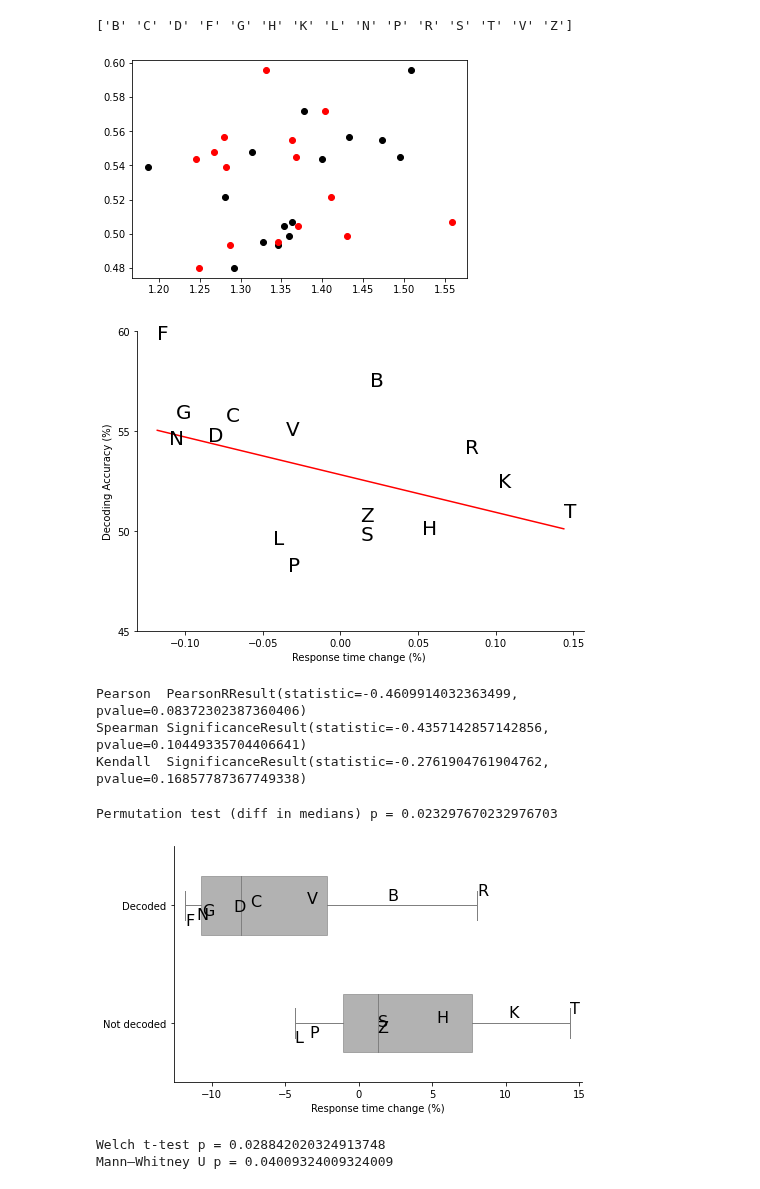
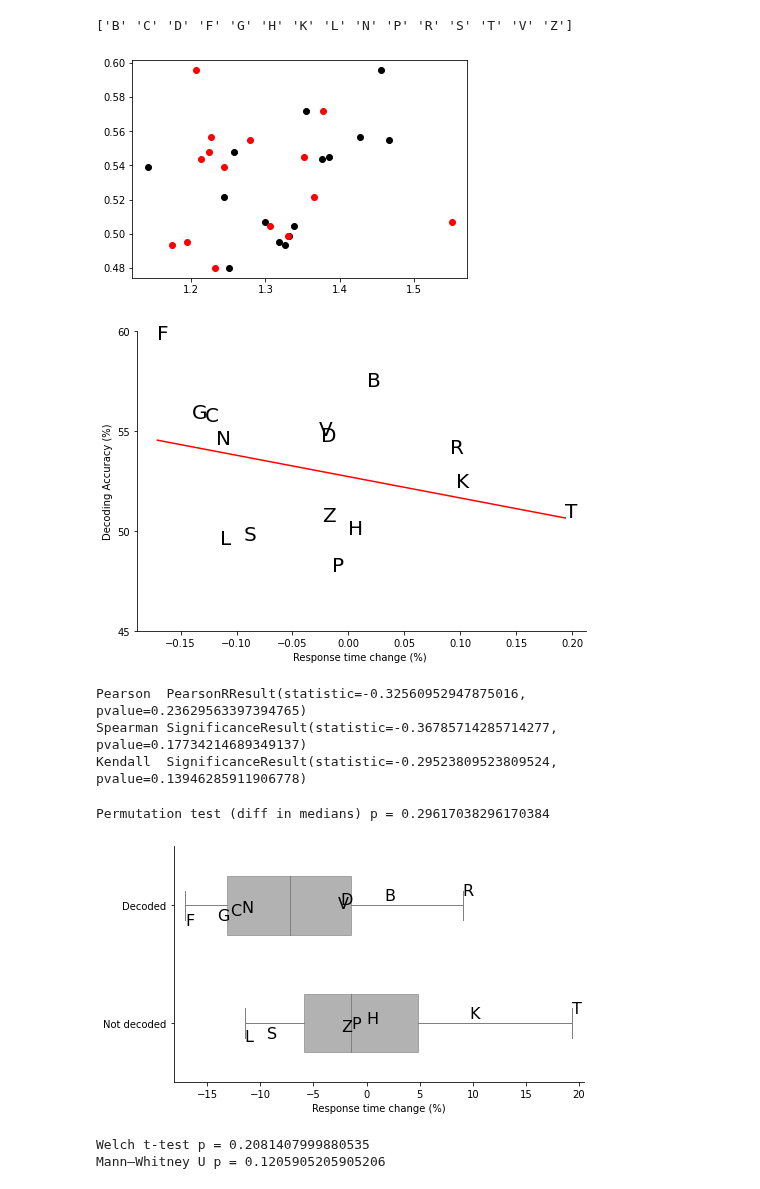
Before and after one commit to CostaFilippo/FC_letter_decoding, a Jupyter notebook: Code/2d_RT_INOUT.ipynb, the cells around one changed output. Drawn from its saved outputs; the diff is of its cells as text; code cells hidden in the pictures.

```diff
--- a/Code/2d_RT_INOUT.ipynb
+++ b/Code/2d_RT_INOUT.ipynb
@@ -27,7 +27,7 @@ thrC    = 0
 corr_letter_all = []
 setREF  = [4,6,8]
 respREF = [52]
-rmSUB   = [40, 43, 44, 47, 53, 57, 58, 61, 63, 64]
+rmSUB   = [40, 43, 44, 45, 47, 53, 57, 58, 61, 63, 64]
 for u in uniqueLetters:
     corr_letter = []
     for s in np.unique(subj):
@@ -55,7 +55,7 @@ letter_acc = []
 area_prefix = 'HYP'
 for k in range(50):
     al_real = []
-    all_Letters = np.load(f'../Results/single_letter_50_{k}.npy')
+    all_Letters = np.load(f'../../FC_letter_decoding_updated/v2/Results/single_letter_50_{k}.npy')
     #all_Letters = np.load(f'../single_letter_set4_all_{k}.npy')
     #all_Letters = np.load(f'../single_letter_{area_prefix}_{k}.npy')
     for letter_index in range(15):
@@ -80,34 +80,34 @@ corr_letter_all = []
 respREF         = [51]
 for u in uniqueLetters:
     corr_letter = []
     for s in np.unique(subj):
         if s in rmSUB:
             mask        = np.where(subj==s)[0]
             #probe_subj  = np.concatenate(letters[mask],axis=0)
             probe_subj  = np.concatenate(probes[mask],axis=0)
             corr_subj   = np.concatenate(info[mask],axis=0)[:,-1]
             corr_subj   = corr_subj[np.where(np.logical_and(
                                              np.logical_and(np.concatenate(info[mask],axis=0)[:,1],
                                                             [m in respREF for m in np.concatenate(info[mask],axis=0)[:,3]]),
                                                             [m in setREF for m in np.concatenate(info[mask],axis=0)[:,0]]))[0]]
             #mask_u = np.where([u in l for l in probe_subj])[0]
             resp   = np.concatenate(info[mask],axis=0)[np.concatenate(info[mask],axis=0)[:,1]==True,3]
             setR   = np.concatenate(info[mask],axis=0)[np.concatenate(info[mask],axis=0)[:,1]==True,0]
 
             probe_subj = probe_subj[np.logical_and([r in respREF for r in resp],[r in setREF for r in setR])]
             mask_u = np.where(probe_subj==u)[0]
             corr_letter.extend([np.median(corr_subj[mask_u])])
     corr_letter_all.append(corr_letter)
 corr_letter_all = np.array(corr_letter_all,dtype=object)
     #print(u,np.mean(corr_letter))
 
 m51 = []
 for i in range(15):
     plt.scatter(np.median(np.array(corr_letter_all)[i]),
                 np.array(letter_acc)[i],alpha=1,color='red')
     m51.append(np.median(np.array(corr_letter_all)[i]))
 # %% [output]
-[figure, old version]
+[figure, new version]
 # %%
 setLETTER = ['F','K','D','V','N','C','S','H','Z','B','G','T','R',
             'P','L'
@@ -115,6 +115,7 @@ setLETTER = ['F','K','D','V','N','C','S','H','Z','B','G','T','R',
 wL        = [np.where(uniqueLetters==sL)[0][0] for sL in setLETTER]
 
 m = (np.array(m51)-np.array(m52))/np.array(m52)
+#m = np.array(m52)
 m_L =m[wL]
 letter_acc_L = letter_acc[wL]
 
@@ -192,10 +193,10 @@ print('Pearson ',pearsonr(m_L[letter_acc_L>thrC],letter_acc_L[letter_acc_L>thrC]
 print('Spearman',spearmanr(m_L[letter_acc_L>thrC], letter_acc_L[letter_acc_L>thrC]))
 print('Kendall ',kendalltau(m_L[letter_acc_L>thrC], letter_acc_L[letter_acc_L>thrC]))
 # %% [output]
-[figure, old version]
+[figure, new version]
-Pearson  PearsonRResult(statistic=-0.4609914032363499, pvalue=0.08372302387360406)
-Spearman SignificanceResult(statistic=-0.4357142857142856, pvalue=0.10449335704406641)
-Kendall  SignificanceResult(statistic=-0.2761904761904762, pvalue=0.16857787367749338)
+Pearson  PearsonRResult(statistic=-0.32560952947875016, pvalue=0.23629563397394765)
+Spearman SignificanceResult(statistic=-0.36785714285714277, pvalue=0.17734214689349137)
+Kendall  SignificanceResult(statistic=-0.29523809523809524, pvalue=0.13946285911906778)
 # %%
 import numpy as np
 import matplotlib.pyplot as plt
@@ -203,7 +204,7 @@ from scipy.stats import ttest_ind, t
 thrACC = 0.525
 # --- Compute m exactly as before ---
 m = ((np.array(m51) - np.array(m52)) / np.array(m52)) * 100
-
+#m = np.array(m51)
 # --- Threshold and groups (0.52) ---
 thr = thrACC
 letter_acc = np.array(letter_acc)
@@ -333,9 +334,9 @@ from scipy.stats import mannwhitneyu
 u_stat, p_u = mannwhitneyu(m_low, m_high, alternative='two-sided')
 print("Mann–Whitney U p =", p_u)
 # %% [output]
-Permutation test (diff in medians) p = 0.023297670232976703
+Permutation test (diff in medians) p = 0.29617038296170384
-[figure, old version]
+[figure, new version]
-Welch t-test p = 0.028842020324913748
-Mann–Whitney U p = 0.04009324009324009
+Welch t-test p = 0.2081407999880535
+Mann–Whitney U p = 0.1205905205905206
 # %%
 m = (np.array(m51)-np.array(m52))/np.array(m52)
```
Also changed, not shown: parts of 1 cell of this notebook, 3 other files.
